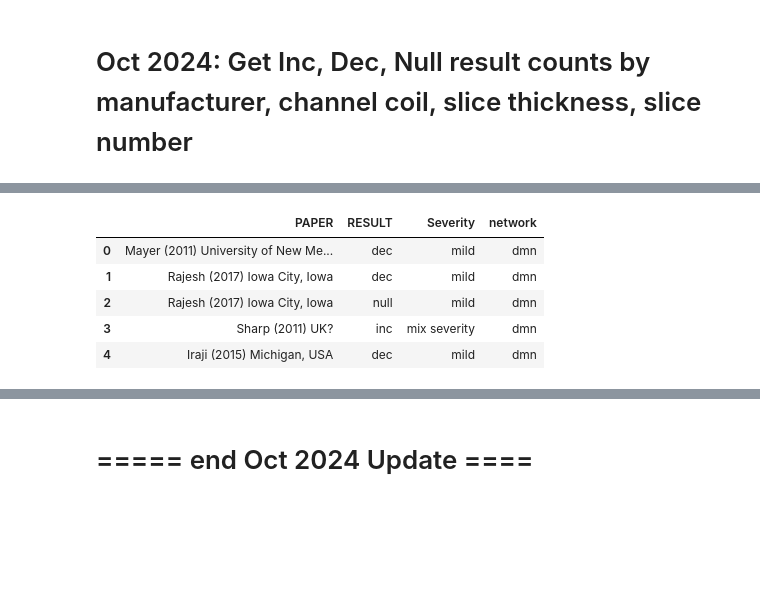
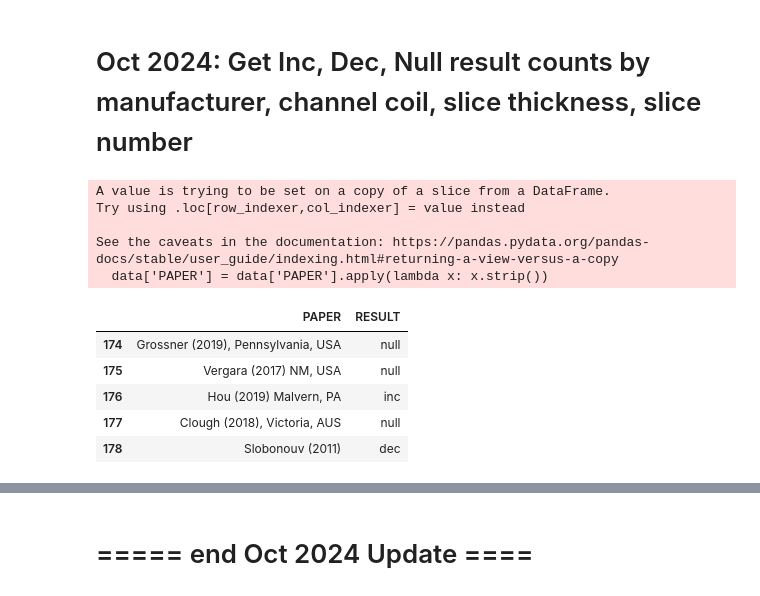
Before and after one commit to danielfrees/rsfMRI_LitReview, a Jupyter notebook: Data_Investigation_LR.ipynb, the cells around one changed output, grey strips where cells are left out. Saved outputs shown, nothing was run; the diff lists cells and outputs as text; code cells hidden in the pictures; blank space fills up the shorter version.

```diff
--- a/Data_Investigation_LR.ipynb
+++ b/Data_Investigation_LR.ipynb
@@ -164,3 +162,56 @@ max      2100.000000
 Name: # of volumes, dtype: float64
 # %% [markdown]
 # Oct 2024: Get Inc, Dec, Null result counts by manufacturer, channel coil, slice thickness, slice number
+# %%
+import os
+
+data_directory = 'Data/LitReview_CSVs/'  # Update this to the directory where your CSV files are stored
+csv_filenames = [
+    'rsfMRI_TBI_Data - DAN.csv',
+    'rsfMRI_TBI_Data - DMN.csv',
+    'rsfMRI_TBI_Data - ECN.csv',
+    'rsfMRI_TBI_Data - Limbic.csv',
+    'rsfMRI_TBI_Data - Salience.csv',
+    'rsfMRI_TBI_Data - Sensorimotor.csv',
+    'rsfMRI_TBI_Data - VAN.csv',
+    'rsfMRI_TBI_Data - Visual.csv'
+]
+dataframes = [pd.read_csv(os.path.join(data_directory, filename)) for filename in csv_filenames]
+combined_df = pd.concat(dataframes, ignore_index=True)
+
+# Fill down missing titles
+combined_df['PAPER'] = combined_df['WITHIN NETWORK FINDINGS'].fillna(method='ffill')
+
+# Lists for result mapping
+decList = ["DECREASE", 'decrease', 'Decrease', 'Dec', 'dec', 'hypo', 'Hypo', 'HYPO', 'Reduce', 'reduce']
+incList = ["INCREASE", 'increase', 'Increase', 'Inc', 'inc', 'hyper', 'Hyper', 'HYPER']
+nullList = ["NULL", "NO", "No", "no", 'null', 'Null', 'No diff', 'no diff', 'No Diff', 'No sig', 'no sig', 'No Sig', 'NO SIG']
+
+# Map 'RESULT' to a new 'RESULT' column based on the lists
+def map_result(result):
+    if any(word in result for word in decList):
+        return 'dec'
+    elif any(word in result for word in incList):
+        return 'inc'
+    elif any(word in result for word in nullList):
+        return 'null'
+    else:
+        return 'unknown'  # Assign 'unknown' if no match is found
+
+combined_df['RESULT'] = combined_df['RESULT'].astype(str).apply(map_result)
+data = combined_df[['PAPER', 'RESULT']]
+data['PAPER'] = data['PAPER'].apply(lambda x: x.strip())
+
+data.tail()
+# %% [output]
+A value is trying to be set on a copy of a slice from a DataFrame.
+Try using .loc[row_indexer,col_indexer] = value instead
+
+See the caveats in the documentation: https://pandas.pydata.org/pandas-docs/stable/user_guide/indexing.html#returning-a-view-versus-a-copy
+  data['PAPER'] = data['PAPER'].apply(lambda x: x.strip())
+|  | PAPER | RESULT |
+| 174 | Grossner (2019), Pennsylvania, USA | null |
+| 175 | Vergara (2017) NM, USA | null |
+| 176 | Hou (2019) Malvern, PA | inc |
+| 177 | Clough (2018), Victoria, AUS | null |
+| 178 | Slobonouv (2011) | dec |
@@ -174,18 +235,3 @@ methodvars_df.head()
 | 2 | Sharp (2011) UK? | closed | 2000 ms | 600 s | FSL | ... |
 | 3 | Iraji (2015) Michigan, USA | closed | 2000 ms | 480 s | FSL | ... |
 | 4 | van der Horn (2019) Groningen, Ne... | closed | 2000 ms | unfound | SPM12 | ... |
-# %%
-data = data_single
-data['PAPER'] = data['WITHIN NETWORK FINDINGS']
-data = data[['PAPER', 'RESULT', 'Severity']]
-data = data.reset_index(level = 0)
-data['network'] = data['level_0']
-data.drop(columns=['level_0'], inplace = True)
-data.head()
-# %% [output]
-|  | PAPER | RESULT | Severity | network |
-| 0 | Mayer (2011) University of New Me... | dec | mild | dmn |
-| 1 | Rajesh (2017) Iowa City, Iowa | dec | mild | dmn |
-| 2 | Rajesh (2017) Iowa City, Iowa | null | mild | dmn |
-| 3 | Sharp (2011) UK? | inc | mix severity | dmn |
-| 4 | Iraji (2015) Michigan, USA | dec | mild | dmn |
```
Also changed, not shown: parts of 11 cells of this notebook.
